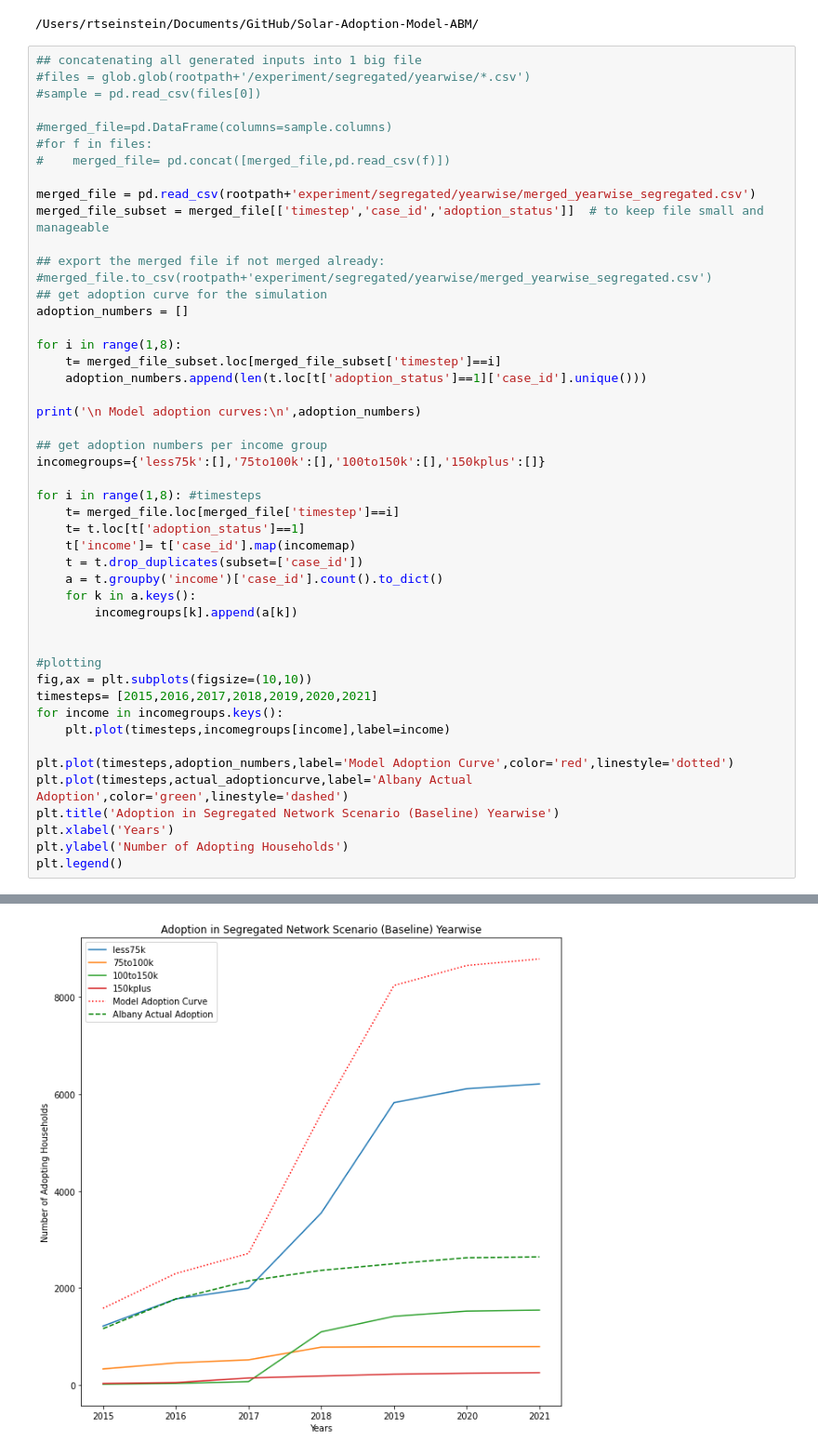
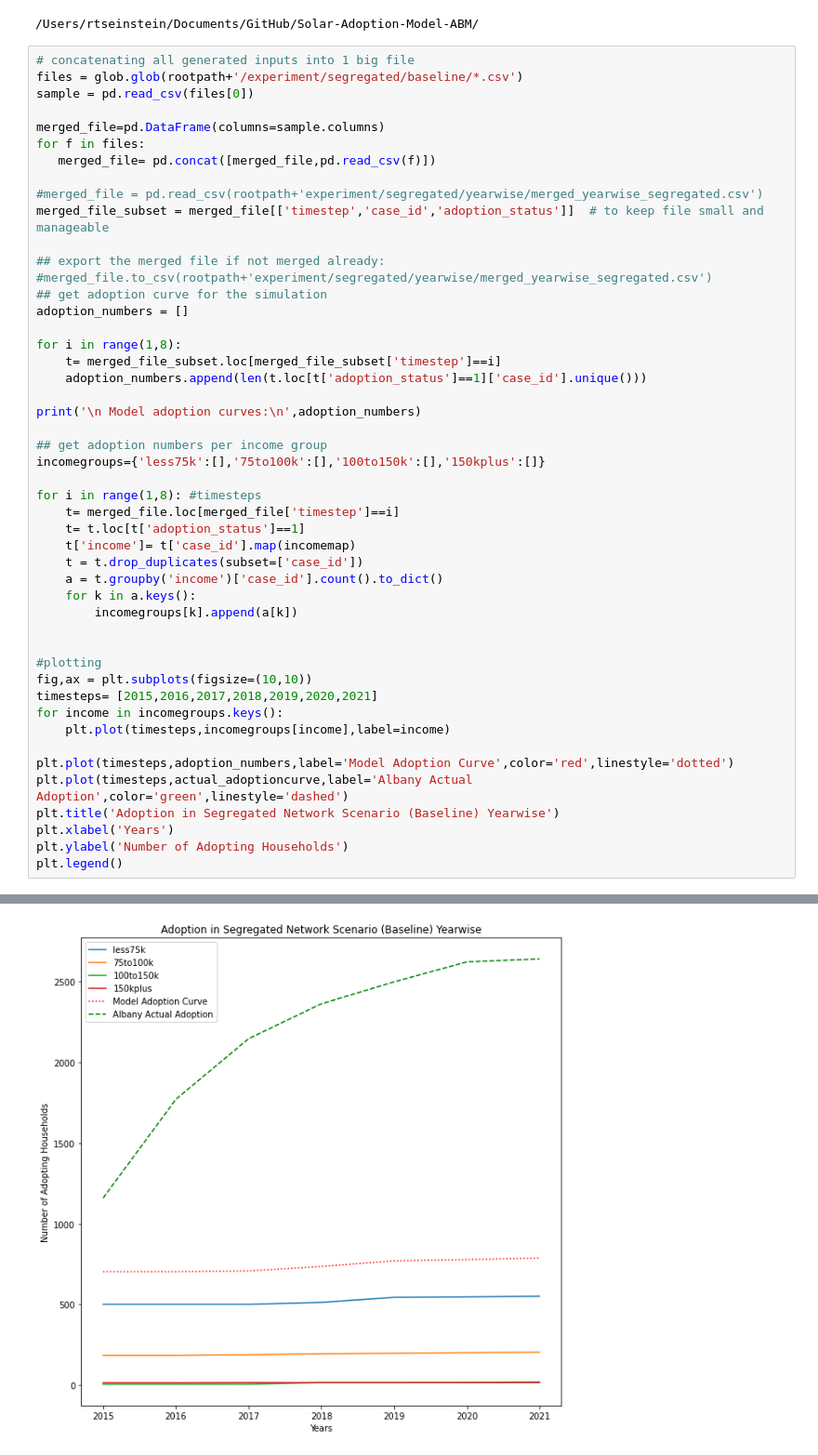
Before and after one commit to aarsundaram/Solar-Adoption-Model-ABM, a Jupyter notebook: notebook/results.ipynb, the cells around one changed output, grey strips where cells are left out. Shown at 93% size. Saved outputs shown, nothing was run; the diff lists cells and outputs as text.

Commit message:
updated segregated and integrated

```diff
--- a/notebook/results.ipynb
+++ b/notebook/results.ipynb
@@ -34,15 +34,15 @@ actual_adoptioncurve = [1159,1771,2147,2363,2499,2623,2641]
 # %% [output]
 /Users/rtseinstein/Documents/GitHub/Solar-Adoption-Model-ABM/
 # %%
-## concatenating all generated inputs into 1 big file
-#files = glob.glob(rootpath+'/experiment/segregated/yearwise/*.csv')
-#sample = pd.read_csv(files[0])
+# concatenating all generated inputs into 1 big file
+files = glob.glob(rootpath+'/experiment/segregated/baseline/*.csv')
+sample = pd.read_csv(files[0])
 
-#merged_file=pd.DataFrame(columns=sample.columns)
-#for f in files:
-#    merged_file= pd.concat([merged_file,pd.read_csv(f)])
+merged_file=pd.DataFrame(columns=sample.columns)
+for f in files:
+   merged_file= pd.concat([merged_file,pd.read_csv(f)])
 
-merged_file = pd.read_csv(rootpath+'experiment/segregated/yearwise/merged_yearwise_segregated.csv')
+#merged_file = pd.read_csv(rootpath+'experiment/segregated/yearwise/merged_yearwise_segregated.csv')
 merged_file_subset = merged_file[['timestep','case_id','adoption_status']]  # to keep file small and manageable
 
 ## export the merged file if not merged already:
@@ -87,3 +87,3 @@ plt.legend()
 <matplotlib.legend.Legend at 0x...>
-[figure, old version]
+[figure, new version]
 # %%
```
Also changed, not shown: parts of 3 cells of this notebook, 46 other files.
